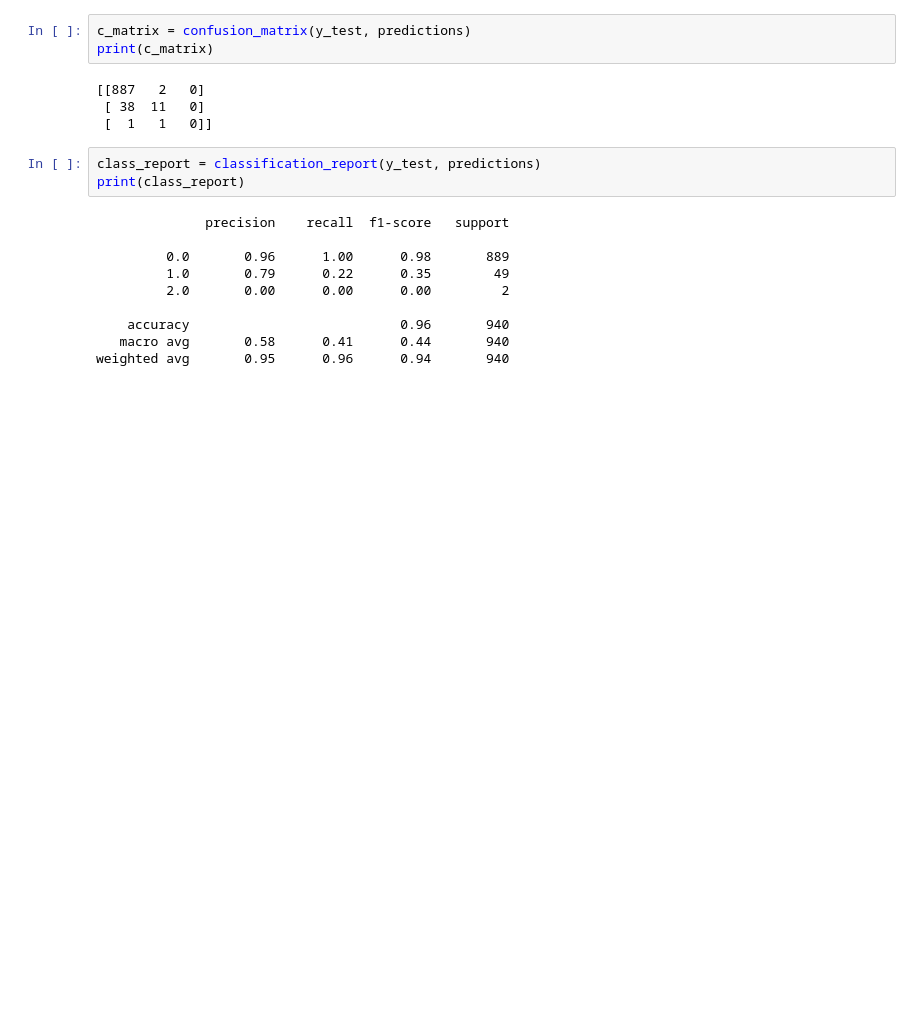
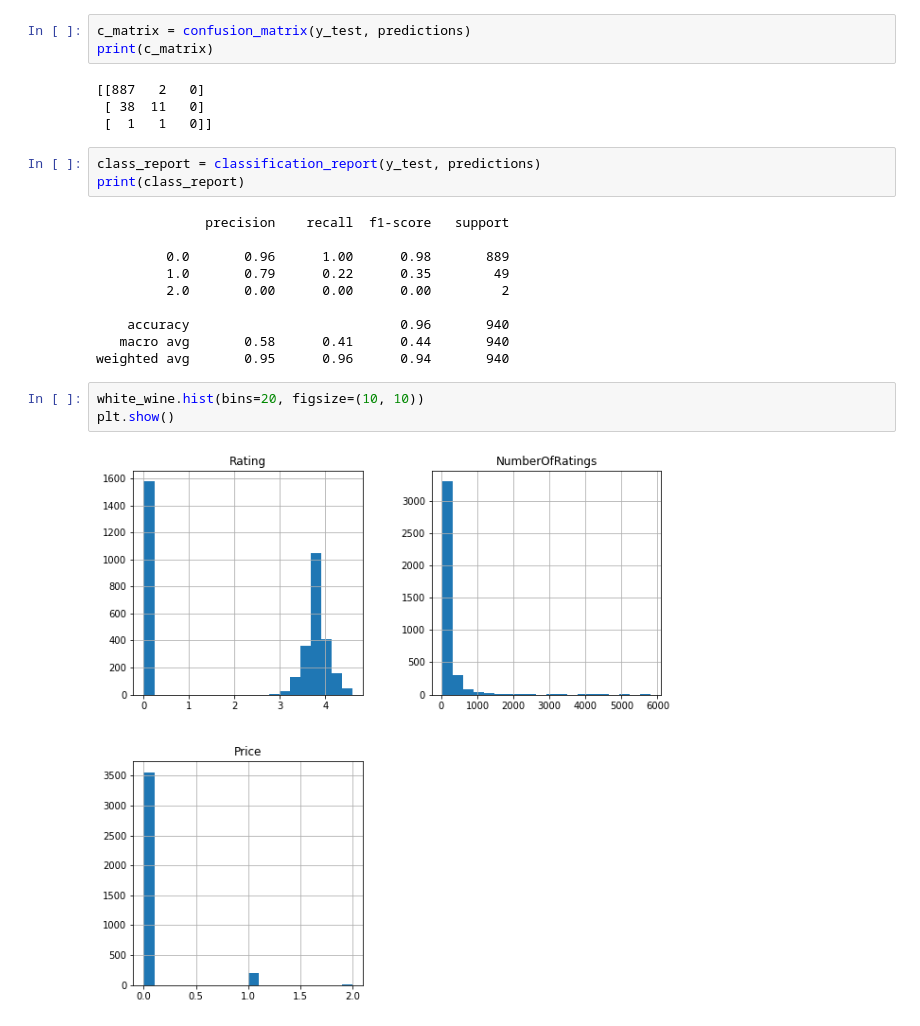
Before and after one commit to jgillas/Group-3-Final-Project, a Jupyter notebook: WRegression_Price.ipynb, the cells around one changed output. Cells and saved outputs as stored; diff of their text form; blank space fills up the shorter version.

```diff
--- a/WRegression_Price.ipynb
+++ b/WRegression_Price.ipynb
@@ -183,3 +190,8 @@ print(class_report)
     accuracy                           0.96       940
    macro avg       0.58      0.41      0.44       940
 weighted avg       0.95      0.96      0.94       940
+# %%
+white_wine.hist(bins=20, figsize=(10, 10))
+plt.show()
+# %% [output]
+[figure, added]
```
Also changed, not shown: parts of 2 cells of this notebook, 3 other files.
